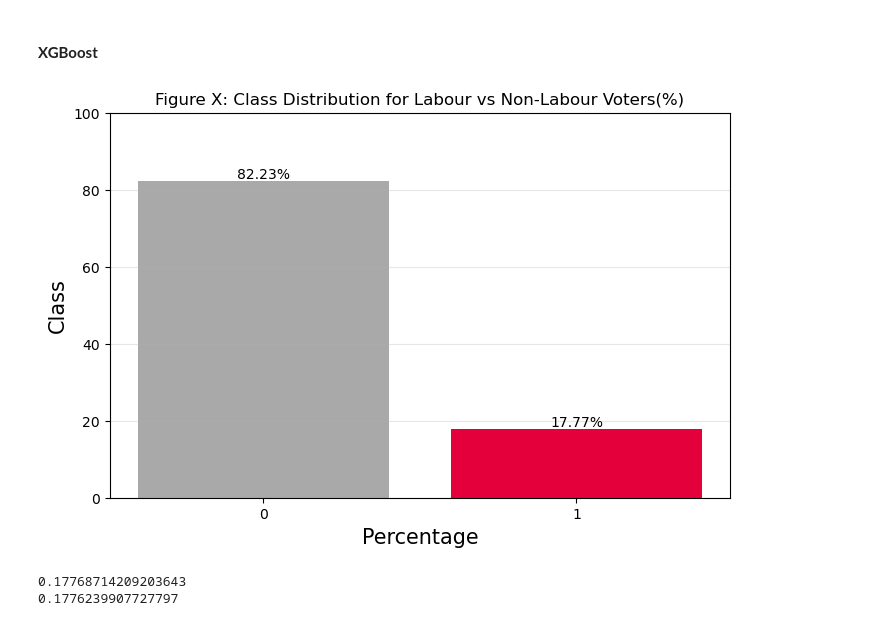
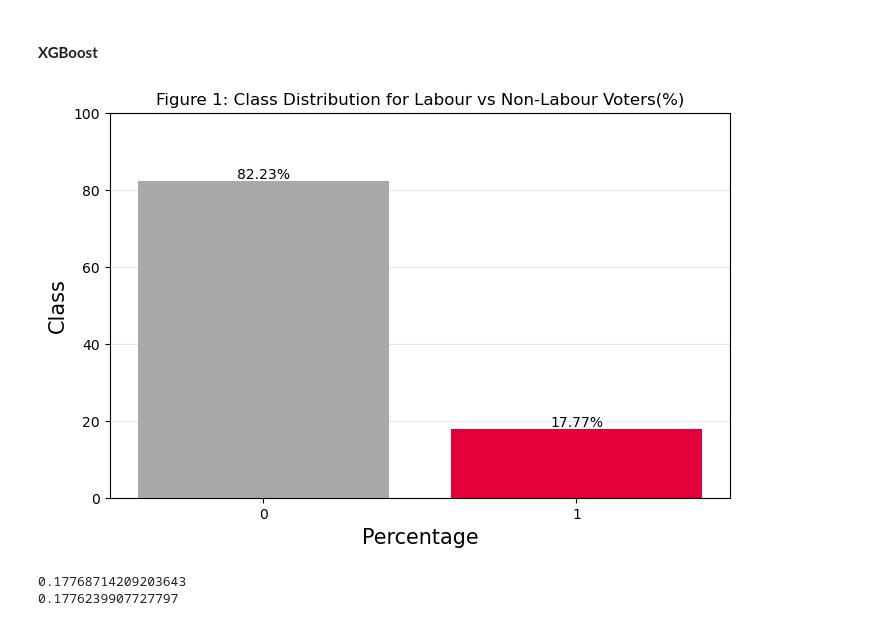
Before and after one commit to RyanWhitehead-04/MLSDS-Problem-Set-1, a Jupyter notebook: MLSDS_Problem_Set_1.ipynb, the cells around one changed output. Cells and saved outputs as stored; diff of their text form; code cells hidden in the pictures.

```diff
--- a/MLSDS_Problem_Set_1.ipynb
+++ b/MLSDS_Problem_Set_1.ipynb
@@ -111,26 +137,30 @@ metrics1 = {
     'Recall': recall_score(BES_test[target], pred1),
     'F1': f1_score(BES_test[target], pred1),
     'PR-AUC': average_precision_score(BES_test[target], probability_model1)}
-# %%
-import matplotlib.pyplot as plt
-
-class_percentage = BES['Labour_vote'].value_counts(normalize = True).sort_index() * 100
-
-plt.figure(figsize = (8, 5))
-plt.bar(class_percentage.index.astype(str), class_percentage.values, color = ['darkgrey', '#E4003B'])
-
-plt.title('Figure X: Class Distribution for Labour vs Non-Labour Voters(%)')
-plt.ylabel('Class', fontsize = 15)
-plt.xlabel('Percentage', fontsize = 15)
-plt.ylim(0, 100)
-plt.grid(axis = 'y', alpha = 0.3)
-
-for i, pct in enumerate(class_percentage.values):
-    plt.text(i, pct, f'{pct:.2f}%', ha = 'center', va = 'bottom')
-
-plt.show()
-# %% [output]
-[figure, removed]
+# %%
+#Create figure to display class imbalance as a barplot with percentages
+import matplotlib.pyplot as plt
+
+#Calculate class percentages
+class_percentage = BES['Labour_vote'].value_counts(normalize = True).sort_index() * 100
+
+#Make plot
+plt.figure(figsize = (8, 5))
+plt.bar(class_percentage.index.astype(str), class_percentage.values, color = ['darkgrey', '#E4003B'])
+
+plt.title('Figure 1: Class Distribution for Labour vs Non-Labour Voters(%)')
+plt.ylabel('Class', fontsize = 15)
+plt.xlabel('Percentage', fontsize = 15)
+plt.ylim(0, 100)
+plt.grid(axis = 'y', alpha = 0.3)
+
+#Add and format percentages
+for i, pct in enumerate(class_percentage.values):
+    plt.text(i, pct, f'{pct:.2f}%', ha = 'center', va = 'bottom')
+
+plt.show()
+# %% [output]
+[figure, added]
 # %%
 #Model 2 - Stratified
 
```
Also changed, not shown: parts of 11 cells of this notebook, 2 other files.
